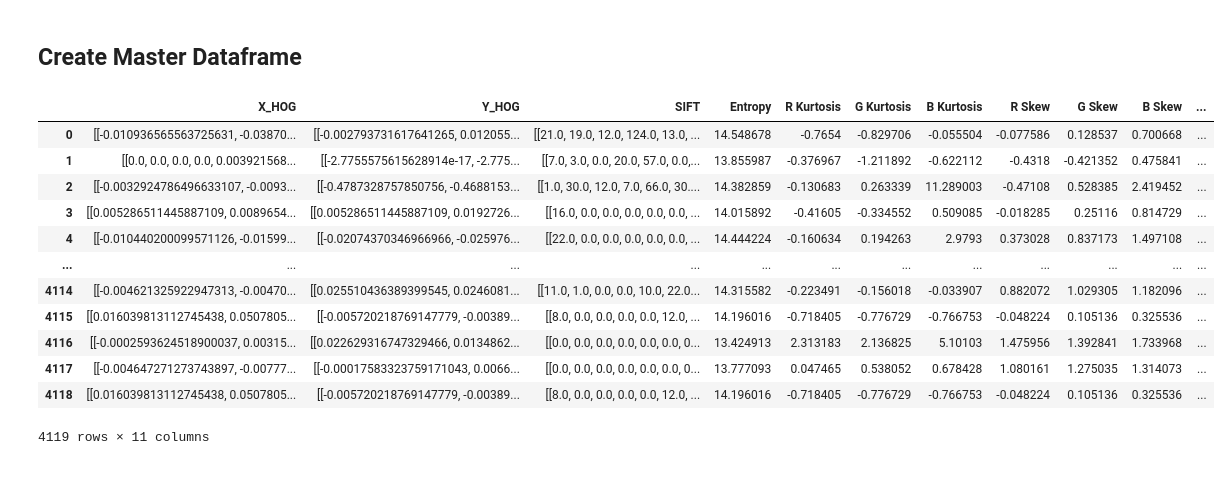
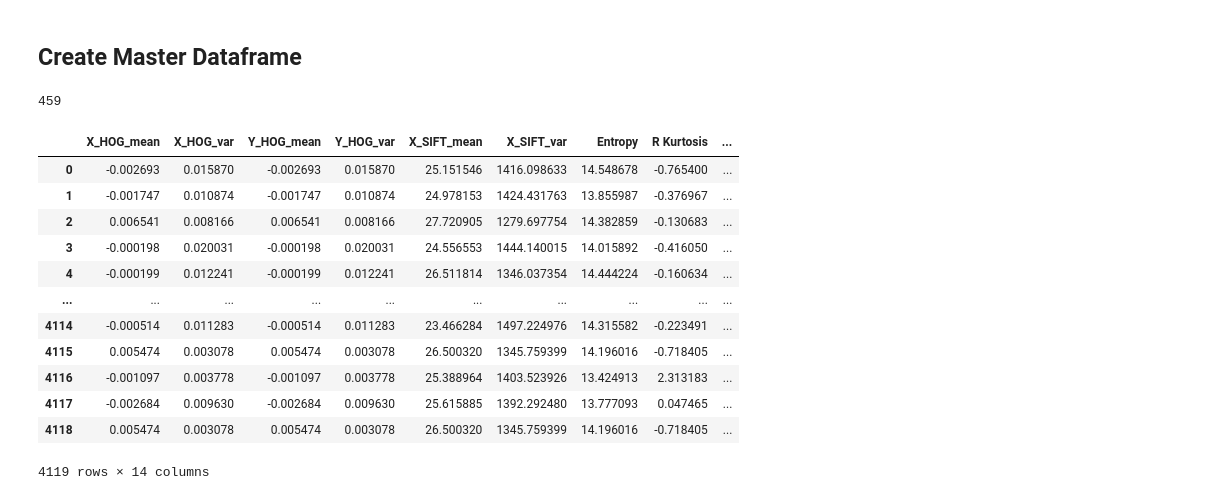
Before and after one commit to tweatherfordk/Painting-Image-Classification-Project, a Jupyter notebook: Feature Engineering.ipynb, the cells around one changed output. Saved outputs shown, nothing was run; the diff lists cells and outputs as text; code cells hidden in the pictures.

```diff
--- a/Feature Engineering.ipynb
+++ b/Feature Engineering.ipynb
@@ -265,0 +239,13 @@ array([[-0.00279373,  0.0120559 ,  0.12182312, ..., -0.03188036,
+# %%
+def StatsOnArray(array):
+    mean = []
+    var = []
+    for item in array:
+        mu = item.mean()
+        sigma2 = item.var()
+        mean.append(mu)
+        var.append(sigma2)
+    return mean, var
+# %%
+dx_train_mean, dx_train_var = StatsOnArray(dx_train)
+dy_train_mean, dy_train_var = StatsOnArray(dy_train)
@@ -328,3 +330,5 @@ X_train_SIFT = SIFT(X_train_scaled)
 len(X_train_SIFT)
 # %% [output]
 4119
+# %%
+X_train_SIFT_mean, X_train_SIFT_var = StatsOnArray(X_train_SIFT)
@@ -425,6 +441,6 @@ len(blue_train_skew)
 # %% [markdown]
 ## Create Master Dataframe
 # %%
-array = np.array([dx_train, dy_train, X_train_SIFT,
-                  entropy_train, red_train_kurt, green_train_kurt,
-                  blue_train_kurt, red_train_skew, green_train_skew, blue_train_skew, y_train])
+array_train = np.array([dx_train_mean, dx_train_var, dy_train_mean, dy_train_var, X_train_SIFT_mean,
+                  X_train_SIFT_var, entropy_train, red_train_kurt, green_train_kurt, blue_train_kurt,
+                  red_train_skew, green_train_skew, blue_train_skew, y_train])
@@ -431,19 +451,24 @@ array = np.array([dx_train, dy_train, X_train_SIFT,
+# %%
+len(array_test[0])
+# %% [output]
+459
 # %%
-df = pd.DataFrame(data = array).T
-df = df.rename(columns={0: 'X_HOG', 1: 'Y_HOG', 2: 'SIFT', 3: 'Entropy', 4: 'R Kurtosis', 5: 'G Kurtosis',
-                        6: 'B Kurtosis', 7: 'R Skew', 8: 'G Skew', 9: 'B Skew', 10: 'Y Class'})
-df
+df_train = pd.DataFrame(data = array_train).T
+df_train = df.rename(columns={0: 'X_HOG_mean', 1: 'X_HOG_var', 2: 'Y_HOG_mean', 3: 'Y_HOG_var', 4: 'X_SIFT_mean',
+                        5: 'X_SIFT_var', 6: 'Entropy', 7: 'R Kurtosis', 8: 'G Kurtosis', 9: 'B Kurtosis',
+                        10: 'R Skew', 11: 'G Skew', 12: 'B Skew', 13: 'Y Class'})
+df_train
 # %% [output]
-|  | X_HOG | Y_HOG | SIFT | Entropy | R Kurtosis | G Kurtosis | B Kurtosis | R Skew | G Skew | B Skew | ... |
-| 0 | [[-0.010936565563725631, -0.03870... | [[-0.002793731617641265, 0.012055... | [[21.0, 19.0, 12.0, 124.0, 13.0, ... | 14.548678 | -0.7654 | -0.829706 | -0.055504 | -0.077586 | 0.128537 | 0.700668 | ... |
-| 1 | [[0.0, 0.0, 0.0, 0.0, 0.003921568... | [[-2.7755575615628914e-17, -2.775... | [[7.0, 3.0, 0.0, 20.0, 57.0, 0.0,... | 13.855987 | -0.376967 | -1.211892 | -0.622112 | -0.4318 | -0.421352 | 0.475841 | ... |
-| 2 | [[-0.0032924786496633107, -0.0093... | [[-0.4787328757850756, -0.4688153... | [[1.0, 30.0, 12.0, 7.0, 66.0, 30.... | 14.382859 | -0.130683 | 0.263339 | 11.289003 | -0.47108 | 0.528385 | 2.419452 | ... |
-| 3 | [[0.005286511445887109, 0.0089654... | [[0.005286511445887109, 0.0192726... | [[16.0, 0.0, 0.0, 0.0, 0.0, 0.0, ... | 14.015892 | -0.41605 | -0.334552 | 0.509085 | -0.018285 | 0.25116 | 0.814729 | ... |
-| 4 | [[-0.010440200099571126, -0.01599... | [[-0.02074370346966966, -0.025976... | [[22.0, 0.0, 0.0, 0.0, 0.0, 0.0, ... | 14.444224 | -0.160634 | 0.194263 | 2.9793 | 0.373028 | 0.837173 | 1.497108 | ... |
-| ... | ... | ... | ... | ... | ... | ... | ... | ... | ... | ... | ... |
-| 4114 | [[-0.004621325922947313, -0.00470... | [[0.025510436389399545, 0.0246081... | [[11.0, 1.0, 0.0, 0.0, 10.0, 22.0... | 14.315582 | -0.223491 | -0.156018 | -0.033907 | 0.882072 | 1.029305 | 1.182096 | ... |
-| 4115 | [[0.016039813112745438, 0.0507805... | [[-0.005720218769147779, -0.00389... | [[8.0, 0.0, 0.0, 0.0, 0.0, 12.0, ... | 14.196016 | -0.718405 | -0.776729 | -0.766753 | -0.048224 | 0.105136 | 0.325536 | ... |
-| 4116 | [[-0.0002593624518900037, 0.00315... | [[0.022629316747329466, 0.0134862... | [[0.0, 0.0, 0.0, 0.0, 0.0, 0.0, 0... | 13.424913 | 2.313183 | 2.136825 | 5.10103 | 1.475956 | 1.392841 | 1.733968 | ... |
-| 4117 | [[-0.004647271273743897, -0.00777... | [[-0.00017583323759171043, 0.0066... | [[0.0, 0.0, 0.0, 0.0, 0.0, 0.0, 0... | 13.777093 | 0.047465 | 0.538052 | 0.678428 | 1.080161 | 1.275035 | 1.314073 | ... |
-| 4118 | [[0.016039813112745438, 0.0507805... | [[-0.005720218769147779, -0.00389... | [[8.0, 0.0, 0.0, 0.0, 0.0, 12.0, ... | 14.196016 | -0.718405 | -0.776729 | -0.766753 | -0.048224 | 0.105136 | 0.325536 | ... |
+|  | X_HOG_mean | X_HOG_var | Y_HOG_mean | Y_HOG_var | X_SIFT_mean | X_SIFT_var | Entropy | R Kurtosis | ... |
+| 0 | -0.002693 | 0.015870 | -0.002693 | 0.015870 | 25.151546 | 1416.098633 | 14.548678 | -0.765400 | ... |
+| 1 | -0.001747 | 0.010874 | -0.001747 | 0.010874 | 24.978153 | 1424.431763 | 13.855987 | -0.376967 | ... |
+| 2 | 0.006541 | 0.008166 | 0.006541 | 0.008166 | 27.720905 | 1279.697754 | 14.382859 | -0.130683 | ... |
+| 3 | -0.000198 | 0.020031 | -0.000198 | 0.020031 | 24.556553 | 1444.140015 | 14.015892 | -0.416050 | ... |
+| 4 | -0.000199 | 0.012241 | -0.000199 | 0.012241 | 26.511814 | 1346.037354 | 14.444224 | -0.160634 | ... |
+| ... | ... | ... | ... | ... | ... | ... | ... | ... | ... |
+| 4114 | -0.000514 | 0.011283 | -0.000514 | 0.011283 | 23.466284 | 1497.224976 | 14.315582 | -0.223491 | ... |
+| 4115 | 0.005474 | 0.003078 | 0.005474 | 0.003078 | 26.500320 | 1345.759399 | 14.196016 | -0.718405 | ... |
+| 4116 | -0.001097 | 0.003778 | -0.001097 | 0.003778 | 25.388964 | 1403.523926 | 13.424913 | 2.313183 | ... |
+| 4117 | -0.002684 | 0.009630 | -0.002684 | 0.009630 | 25.615885 | 1392.292480 | 13.777093 | 0.047465 | ... |
+| 4118 | 0.005474 | 0.003078 | 0.005474 | 0.003078 | 26.500320 | 1345.759399 | 14.196016 | -0.718405 | ... |
-4119 rows × 11 columns
+4119 rows × 14 columns
```
Also changed, not shown: parts of 28 cells of this notebook, 11 other files.
